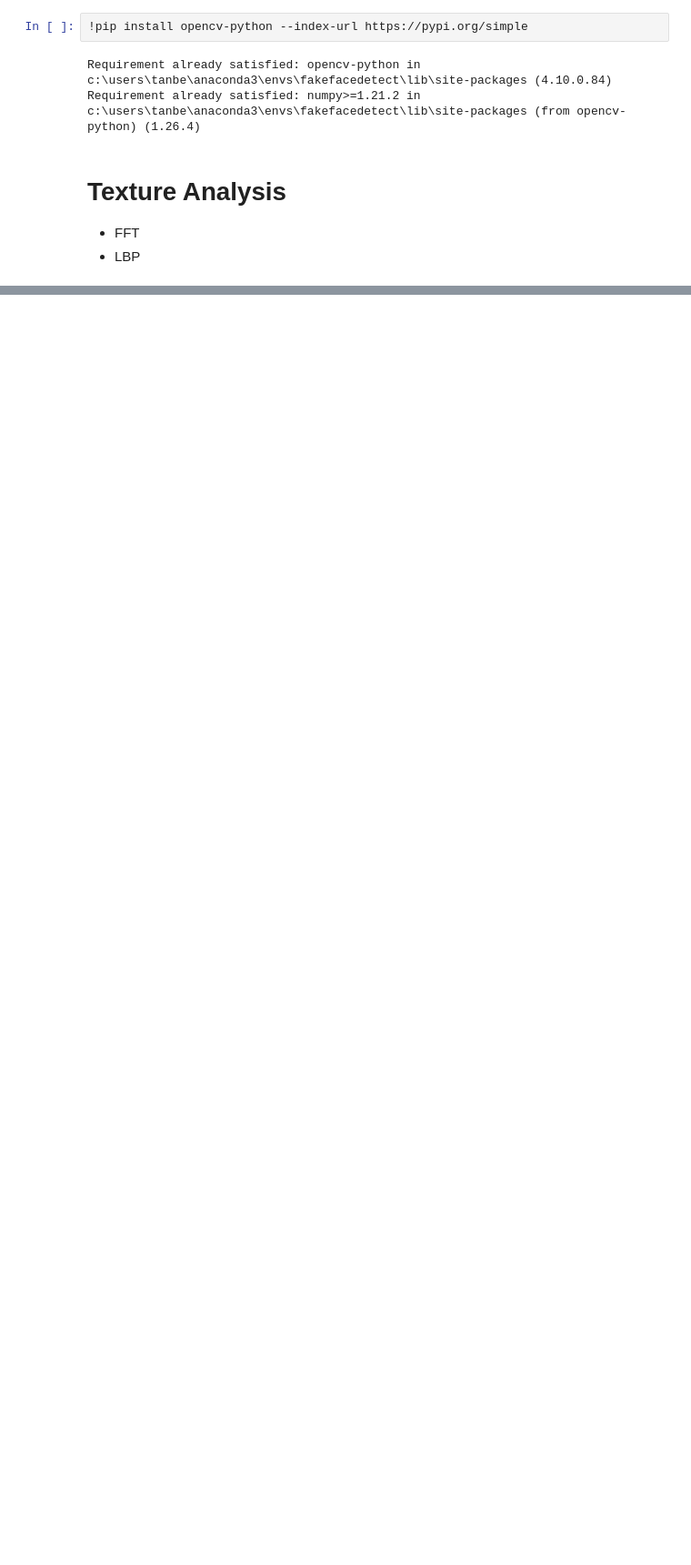
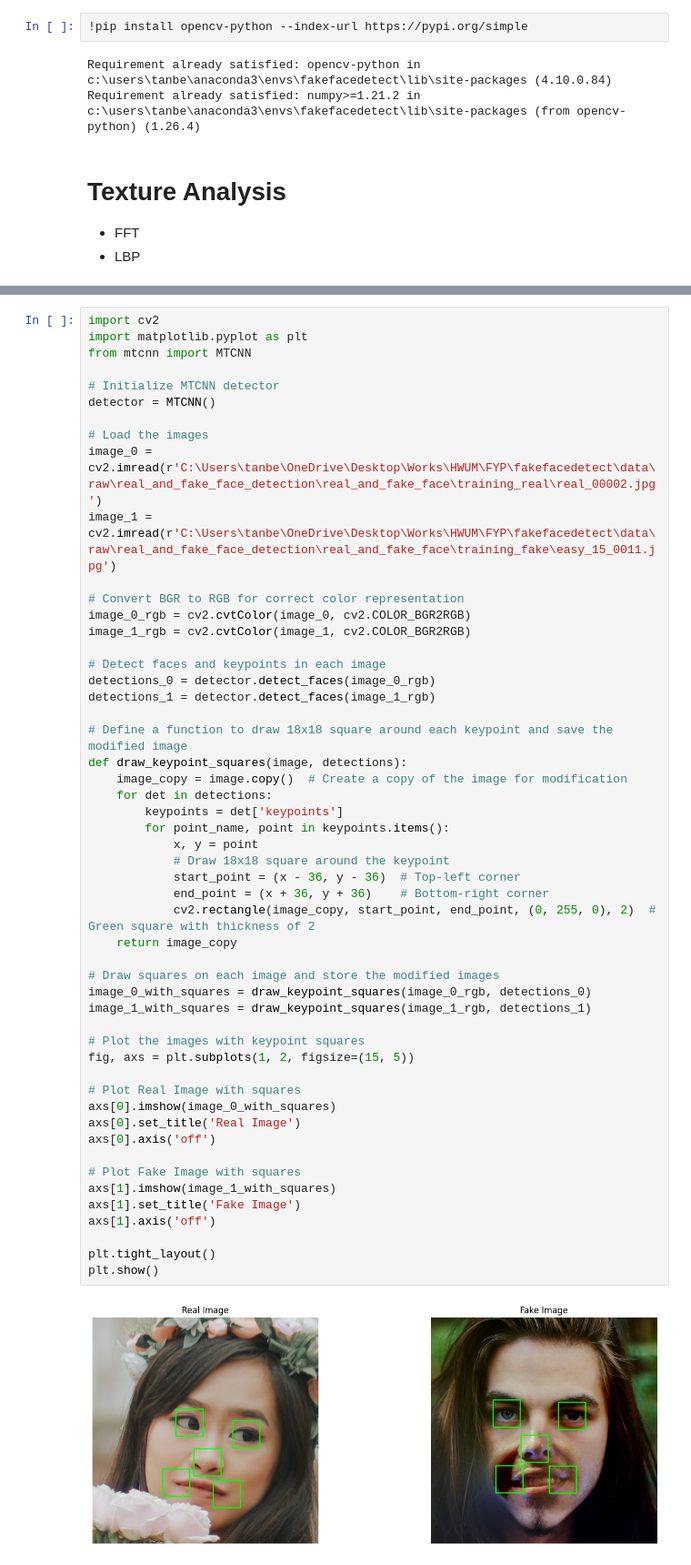
Before and after one commit to EASONTAN03/fake-face-detection, a Jupyter notebook: notebooks/preprocess.ipynb, the cells around one changed output, grey strips where cells are left out. Shown at 91% size. Drawn from its saved outputs; the diff is of its cells as text; blank space fills up the shorter version.

```diff
--- a/notebooks/preprocess.ipynb
+++ b/notebooks/preprocess.ipynb
@@ -30,0 +37,54 @@ Requirement already satisfied: numpy>=1.21.2 in c:\users\tanbe\anaconda3\envs\fa
+# %%
+import cv2
+import matplotlib.pyplot as plt
+from mtcnn import MTCNN
+
+# Initialize MTCNN detector
+detector = MTCNN()
+
+# Load the images
+image_0 = cv2.imread(r'C:\Users\tanbe\OneDrive\Desktop\Works\HWUM\FYP\fakefacedetect\data\raw\real_and_fake_face_detection\real_and_fake_face\training_real\real_00002.jpg')
+image_1 = cv2.imread(r'C:\Users\tanbe\OneDrive\Desktop\Works\HWUM\FYP\fakefacedetect\data\raw\real_and_fake_face_detection\real_and_fake_face\training_fake\easy_15_0011.jpg')
+
+# Convert BGR to RGB for correct color representation
+image_0_rgb = cv2.cvtColor(image_0, cv2.COLOR_BGR2RGB)
+image_1_rgb = cv2.cvtColor(image_1, cv2.COLOR_BGR2RGB)
+
+# Detect faces and keypoints in each image
+detections_0 = detector.detect_faces(image_0_rgb)
+detections_1 = detector.detect_faces(image_1_rgb)
+
+# Define a function to draw 18x18 square around each keypoint and save the modified image
+def draw_keypoint_squares(image, detections):
+    image_copy = image.copy()  # Create a copy of the image for modification
+    for det in detections:
+        keypoints = det['keypoints']
+        for point_name, point in keypoints.items():
+            x, y = point
+            # Draw 18x18 square around the keypoint
+            start_point = (x - 36, y - 36)  # Top-left corner
+            end_point = (x + 36, y + 36)    # Bottom-right corner
+            cv2.rectangle(image_copy, start_point, end_point, (0, 255, 0), 2)  # Green square with thickness of 2
+    return image_copy
+
+# Draw squares on each image and store the modified images
+image_0_with_squares = draw_keypoint_squares(image_0_rgb, detections_0)
+image_1_with_squares = draw_keypoint_squares(image_1_rgb, detections_1)
+
+# Plot the images with keypoint squares
+fig, axs = plt.subplots(1, 2, figsize=(15, 5))
+
+# Plot Real Image with squares
+axs[0].imshow(image_0_with_squares)
+axs[0].set_title('Real Image')
+axs[0].axis('off')
+
+# Plot Fake Image with squares
+axs[1].imshow(image_1_with_squares)
+axs[1].set_title('Fake Image')
+axs[1].axis('off')
+
+plt.tight_layout()
+plt.show()
+# %% [output]
+[figure, added]
```
Also changed, not shown: parts of 9 cells of this notebook, 12 other files.
